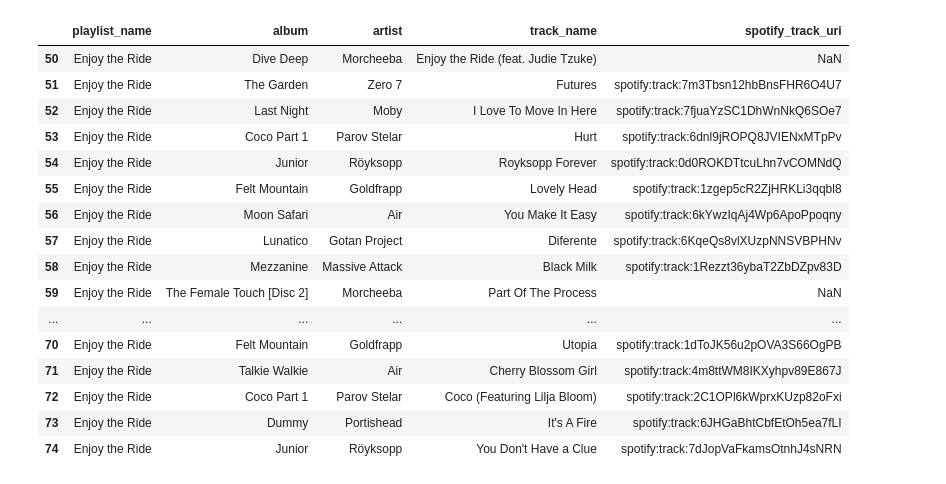
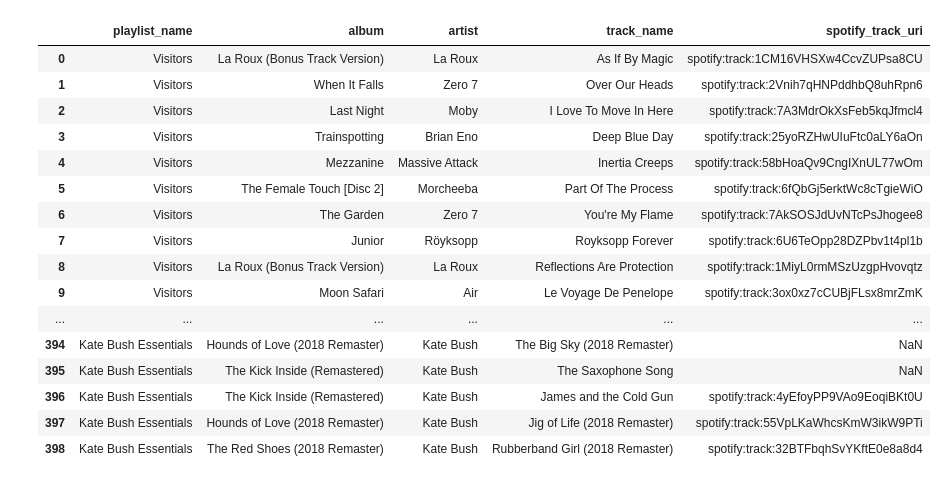
Before and after one commit to lmash/spotify, a Jupyter notebook: investigate.ipynb, the cells around one changed output. Saved outputs shown, nothing was run; the diff lists cells and outputs as text; code cells hidden in the pictures.

```diff
--- a/investigate.ipynb
+++ b/investigate.ipynb
@@ -27,28 +27,30 @@ df_playlist = utils.read_pickle_df("playlist_cleaned")
 # df_playlist = data_linker.extract_all_isrc_with_na(df_playlist)
 # %%
 # Playlists queries
-df_playlist[df_playlist["playlist_name"] == 'Enjoy the Ride']
+# df_playlist[df_playlist["playlist_name"] == 'Enjoy the Ride']
 # df_playlist[df_playlist["spotify_track_uri"].isna()]
 # df.info()
 # df_playlist.head()
+
+df_playlist
 # %% [output]
 |  | playlist_name | album | artist | track_name | spotify_track_uri |
-| 50 | Enjoy the Ride | Dive Deep | Morcheeba | Enjoy the Ride (feat. Judie Tzuke) | NaN |
-| 51 | Enjoy the Ride | The Garden | Zero 7 | Futures | spotify:track:7m3Tbsn12hbBnsFHR6O4U7 |
-| 52 | Enjoy the Ride | Last Night | Moby | I Love To Move In Here | spotify:track:7fjuaYzSC1DhWnNkQ6SOe7 |
-| 53 | Enjoy the Ride | Coco Part 1 | Parov Stelar | Hurt | spotify:track:6dnl9jROPQ8JVIENxMTpPv |
-| 54 | Enjoy the Ride | Junior | Röyksopp | Royksopp Forever | spotify:track:0d0ROKDTtcuLhn7vCOMNdQ |
-| 55 | Enjoy the Ride | Felt Mountain | Goldfrapp | Lovely Head | spotify:track:1zgep5cR2ZjHRKLi3qqbl8 |
-| 56 | Enjoy the Ride | Moon Safari | Air | You Make It Easy | spotify:track:6kYwzIqAj4Wp6ApoPpoqny |
-| 57 | Enjoy the Ride | Lunatico | Gotan Project | Diferente | spotify:track:6KqeQs8vlXUzpNNSVBPHNv |
-| 58 | Enjoy the Ride | Mezzanine | Massive Attack | Black Milk | spotify:track:1Rezzt36ybaT2ZbDZpv83D |
-| 59 | Enjoy the Ride | The Female Touch [Disc 2] | Morcheeba | Part Of The Process | NaN |
+| 0 | Visitors | La Roux (Bonus Track Version) | La Roux | As If By Magic | spotify:track:1CM16VHSXw4CcvZUPsa8CU |
+| 1 | Visitors | When It Falls | Zero 7 | Over Our Heads | spotify:track:2Vnih7qHNPddhbQ8uhRpn6 |
+| 2 | Visitors | Last Night | Moby | I Love To Move In Here | spotify:track:7A3MdrOkXsFeb5kqJfmcl4 |
+| 3 | Visitors | Trainspotting | Brian Eno | Deep Blue Day | spotify:track:25yoRZHwUIuFtc0aLY6aOn |
+| 4 | Visitors | Mezzanine | Massive Attack | Inertia Creeps | spotify:track:58bHoaQv9CngIXnUL77wOm |
+| 5 | Visitors | The Female Touch [Disc 2] | Morcheeba | Part Of The Process | spotify:track:6fQbGj5erktWc8cTgieWiO |
+| 6 | Visitors | The Garden | Zero 7 | You're My Flame | spotify:track:7AkSOSJdUvNTcPsJhogee8 |
+| 7 | Visitors | Junior | Röyksopp | Royksopp Forever | spotify:track:6U6TeOpp28DZPbv1t4pl1b |
+| 8 | Visitors | La Roux (Bonus Track Version) | La Roux | Reflections Are Protection | spotify:track:1MiyL0rmMSzUzgpHvovqtz |
+| 9 | Visitors | Moon Safari | Air | Le Voyage De Penelope | spotify:track:3ox0xz7cCUBjFLsx8mrZmK |
 | ... | ... | ... | ... | ... | ... |
-| 70 | Enjoy the Ride | Felt Mountain | Goldfrapp | Utopia | spotify:track:1dToJK56u2pOVA3S66OgPB |
-| 71 | Enjoy the Ride | Talkie Walkie | Air | Cherry Blossom Girl | spotify:track:4m8ttWM8IKXyhpv89E867J |
-| 72 | Enjoy the Ride | Coco Part 1 | Parov Stelar | Coco (Featuring Lilja Bloom) | spotify:track:2C1OPl6kWprxKUzp82oFxi |
-| 73 | Enjoy the Ride | Dummy | Portishead | It's A Fire | spotify:track:6JHGaBhtCbfEtOh5ea7fLI |
-| 74 | Enjoy the Ride | Junior | Röyksopp | You Don't Have a Clue | spotify:track:7dJopVaFkamsOtnhJ4sNRN |
+| 394 | Kate Bush Essentials | Hounds of Love (2018 Remaster) | Kate Bush | The Big Sky (2018 Remaster) | NaN |
+| 395 | Kate Bush Essentials | The Kick Inside (Remastered) | Kate Bush | The Saxophone Song | NaN |
+| 396 | Kate Bush Essentials | The Kick Inside (Remastered) | Kate Bush | James and the Cold Gun | spotify:track:4yEfoyPP9VAo9EoqiBKt0U |
+| 397 | Kate Bush Essentials | Hounds of Love (2018 Remaster) | Kate Bush | Jig of Life (2018 Remaster) | spotify:track:55VpLKaWhcsKmW3ikW9PTi |
+| 398 | Kate Bush Essentials | The Red Shoes (2018 Remaster) | Kate Bush | Rubberband Girl (2018 Remaster) | spotify:track:32BTFbqhSvYKftE0e8a8d4 |
 # %%
 # df[df["spotify_search_album"] == "40 Most Beautiful Piano Classics"]
 # df[df["spotify_album_uri"] == "spotify:album:3r4dG6bUfL4jasKeo50kLE"]
```
Also changed, not shown: 3 other files.
